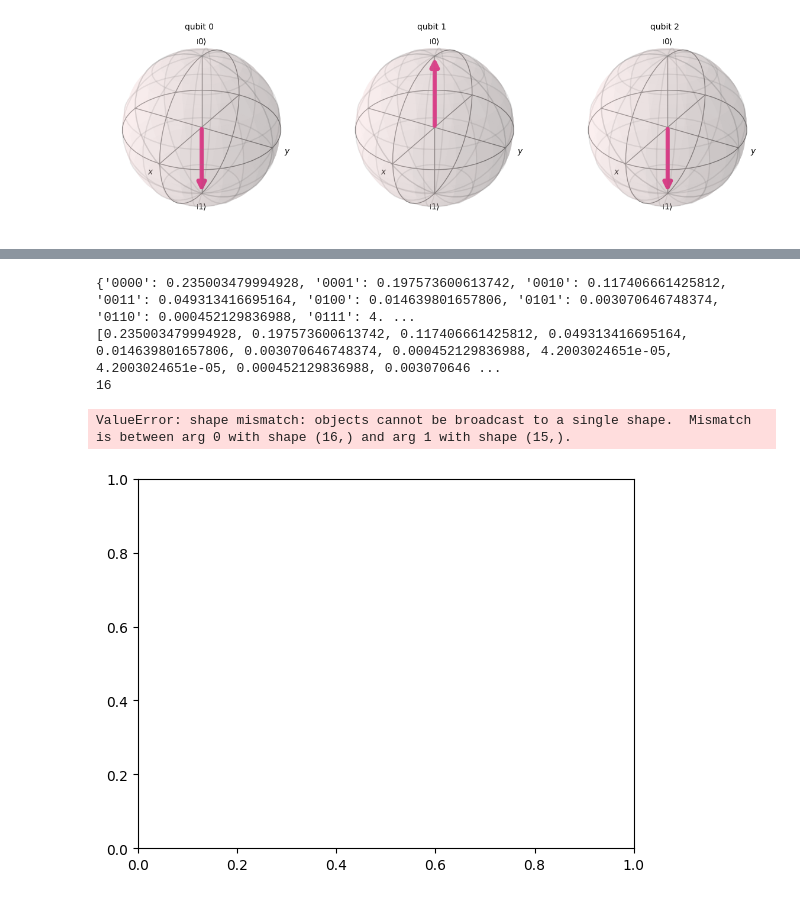
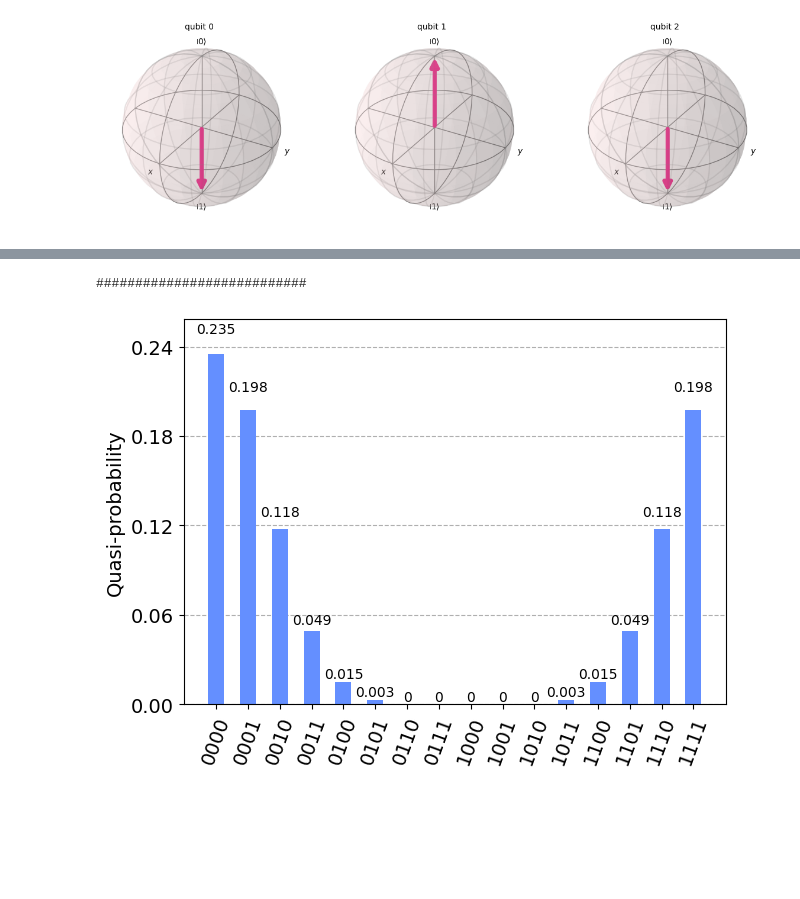
Before and after one commit to hudhapm/P471-QIQC-project, a Jupyter notebook: QFT_Implementation.ipynb, the cells around one changed output, grey strips where cells are left out. Cells and saved outputs as stored; diff of their text form; code cells hidden in the pictures; blank space fills up the shorter version.

```diff
--- a/QFT_Implementation.ipynb
+++ b/QFT_Implementation.ipynb
@@ -402,20 +391,22 @@ plot_histogram(simulate)
-# %%
-print(simulate)
-p_list = list(simulate.values())
-print(p_list)
-
-xf=fftfreq(2**n)
-print(len(xf))
-
-plt.bar(xf,p_list,width=.05)
-plt.title("output")
-plt.show()
-# %% [output]
-{'0000': 0.235003479994928, '0001': 0.197573600613742, '0010': 0.117406661425812, '0011': 0.049313416695164, '0100': 0.014639801657806, '0101': 0.003070646748374, '0110': 0.000452129836988, '0111': 4. ...
-[0.235003479994928, 0.197573600613742, 0.117406661425812, 0.049313416695164, 0.014639801657806, 0.003070646748374, 0.000452129836988, 4.2003024651e-05, 4.2003024651e-05, 0.000452129836988, 0.003070646 ...
-16
-ValueError: shape mismatch: objects cannot be broadcast to a single shape.  Mismatch is between arg 0 with shape (16,) and arg 1 with shape (15,).
-[figure, removed]
+# %%
+print("###########################")
+
+qft(qc,n)
+qftnormal=qc.copy()
+qc.save_statevector()
+backend = Aer.get_backend("qasm_simulator")
+simulate = execute(qc, backend=backend, shots=1024).result()
+simulate.get_counts()
+plot_histogram(simulate.get_counts())
+
+#x2 = qc.values
+#y2 = qc.probabilities
+
+#plt.bar(x2, y2, width=0.02)
+#plt.show()
+# %% [output]
+###########################
+[figure, added]
 # %%
 
 qp=qftnormal # input of inv_qft as the qft of normal distribution
```
Also changed, not shown: parts of 12 cells of this notebook.
